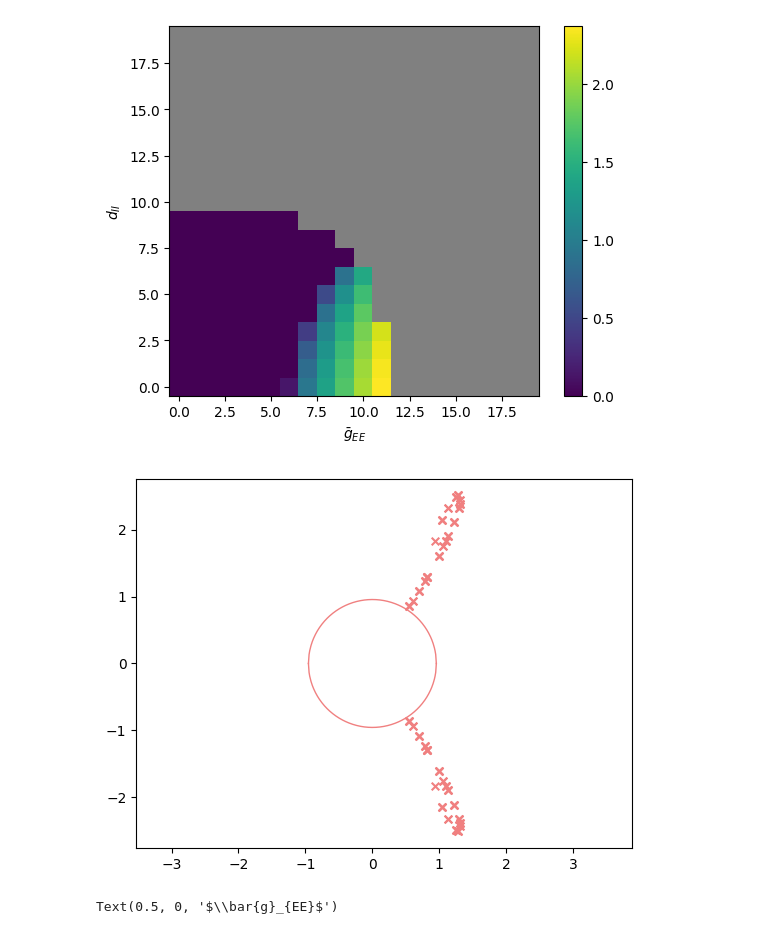
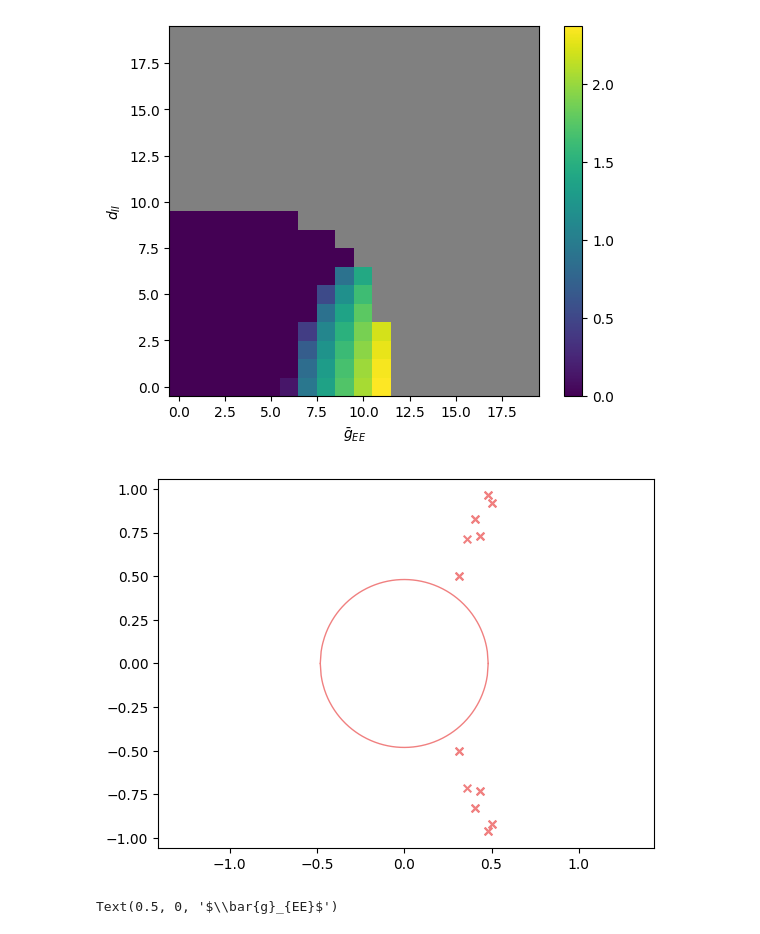
Before and after one commit to huang-yh20/spatial-linear-project, a Jupyter notebook: code/phase/try_phase.ipynb, the cells around one changed output. Drawn from its saved outputs; the diff is of its cells as text; code cells hidden in the pictures.

Commit message:
artfigs plot

```diff
--- a/code/phase/try_phase.ipynb
+++ b/code/phase/try_phase.ipynb
@@ -346,10 +366,10 @@ plt.xlabel(r'$\bar{g}_{EE}$')
 Text(0.5, 0, '$\\bar{g}_{EE}$')
 [figure]
 # %%
-p_net = generate_params1p_phase_alpha_wave(30,41)
-temp_plot_pred(p_net, dim=2)
+p_net = generate_params_dyn_wave_new(0)
+temp_plot_pred(p_net, dim=1)
 # %% [output]
-[figure, old version]
+[figure, new version]
 # %%
 trail_num = 20
 
```
Also changed, not shown: parts of 3 cells of this notebook, 11 other files.
